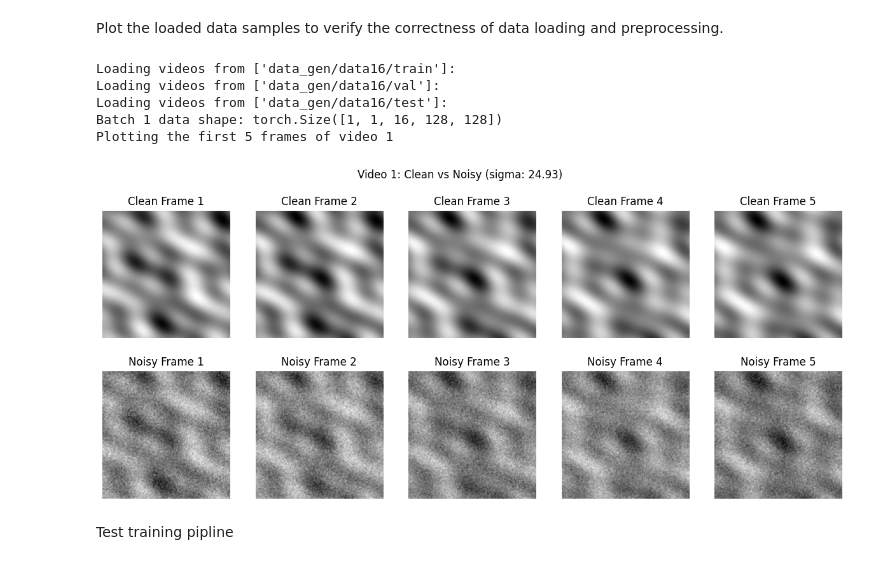
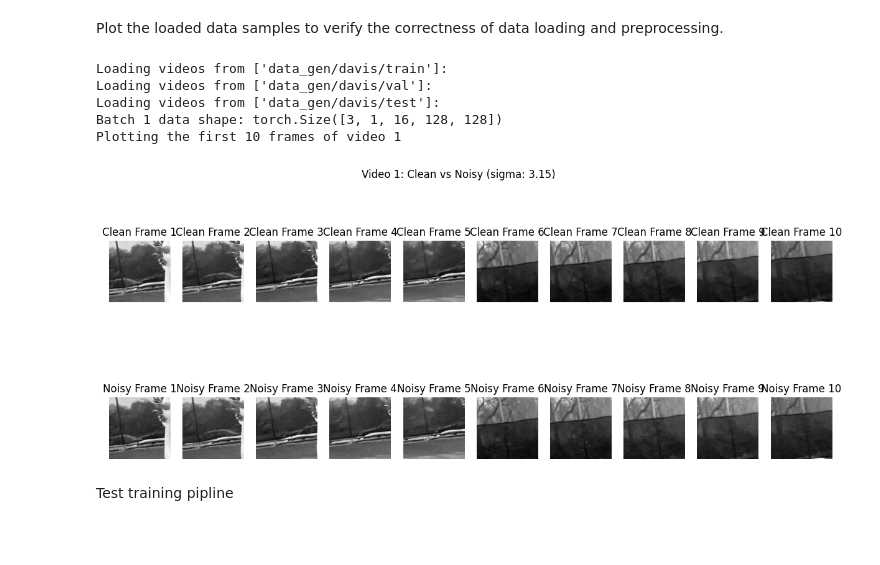
Before and after one commit to RQLuo/CDLNet-video, a Jupyter notebook: test.ipynb, the cells around one changed output. Cells and saved outputs as stored; diff of their text form; code cells hidden in the pictures; blank space fills up the shorter version.

```diff
--- a/test.ipynb
+++ b/test.ipynb
@@ -81,44 +81,44 @@ def plot_sample_frames_with_noise(dataloader, num_videos=1, num_frames=5, noise_
                 axes[1, frame_idx].axis('off')
                 axes[1, frame_idx].set_title(f'Noisy Frame {frame_idx + 1}')
 
             plt.show()
 
             # Only plot the specified number of videos
             if video_idx + 1 >= num_videos:
                 return
 
 def main():
     # Define path lists (adjust according to your actual paths)
-    trn_path_list = ['data_gen/data16/train']
-    val_path_list = ['data_gen/data16/val']
-    tst_path_list = ['data_gen/data16/test']
+    trn_path_list = ['data_gen/davis/train']
+    val_path_list = ['data_gen/davis/val']
+    tst_path_list = ['data_gen/davis/test']
 
     # Get data loaders
     dataloaders = get_fit_loaders(
         trn_path_list=trn_path_list,
         val_path_list=val_path_list,
         tst_path_list=tst_path_list,
         crop_size=128,
-        batch_size=[1, 1, 1],  # Use a smaller batch size for testing
+        batch_size=[3, 1, 1],  # Use a smaller batch size for testing
         load_color=False,       # Set to False to load grayscale images
         depth=16
     )
 
     # Select one data loader, e.g., training set
     train_loader = dataloaders['train']
 
     # Plot sample frames with noise
-    plot_sample_frames_with_noise(train_loader, num_videos=1, num_frames=5, noise_std=(0, 25))
+    plot_sample_frames_with_noise(train_loader, num_videos=1, num_frames=10, noise_std=(0, 25))
 
 if __name__ == "__main__":
     main()
 # %% [output]
-Loading videos from ['data_gen/data16/train']:
-Loading videos from ['data_gen/data16/val']:
-Loading videos from ['data_gen/data16/test']:
-Batch 1 data shape: torch.Size([1, 1, 16, 128, 128])
-Plotting the first 5 frames of video 1
+Loading videos from ['data_gen/davis/train']:
+Loading videos from ['data_gen/davis/val']:
+Loading videos from ['data_gen/davis/test']:
+Batch 1 data shape: torch.Size([3, 1, 16, 128, 128])
+Plotting the first 10 frames of video 1
-[figure, old version]
+[figure, new version]
 # %% [markdown]
 Test training pipline
 # %%
```
Also changed, not shown: parts of 4 cells of this notebook, 6 other files.
